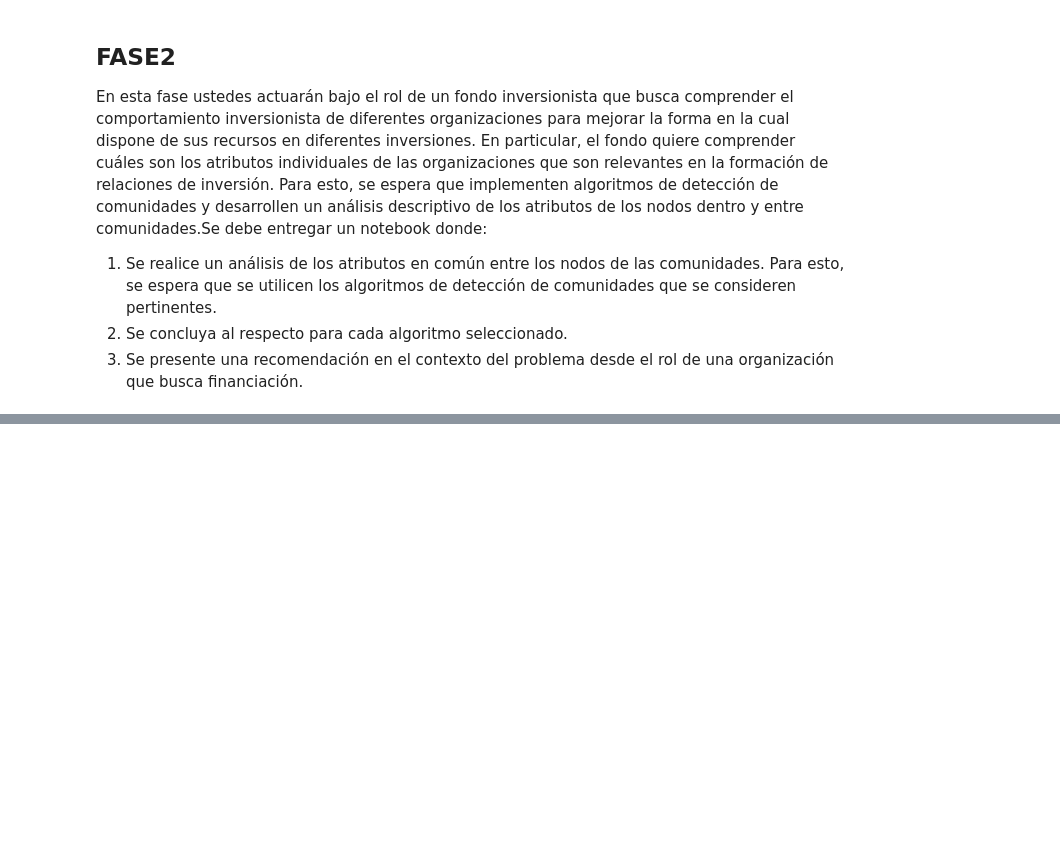
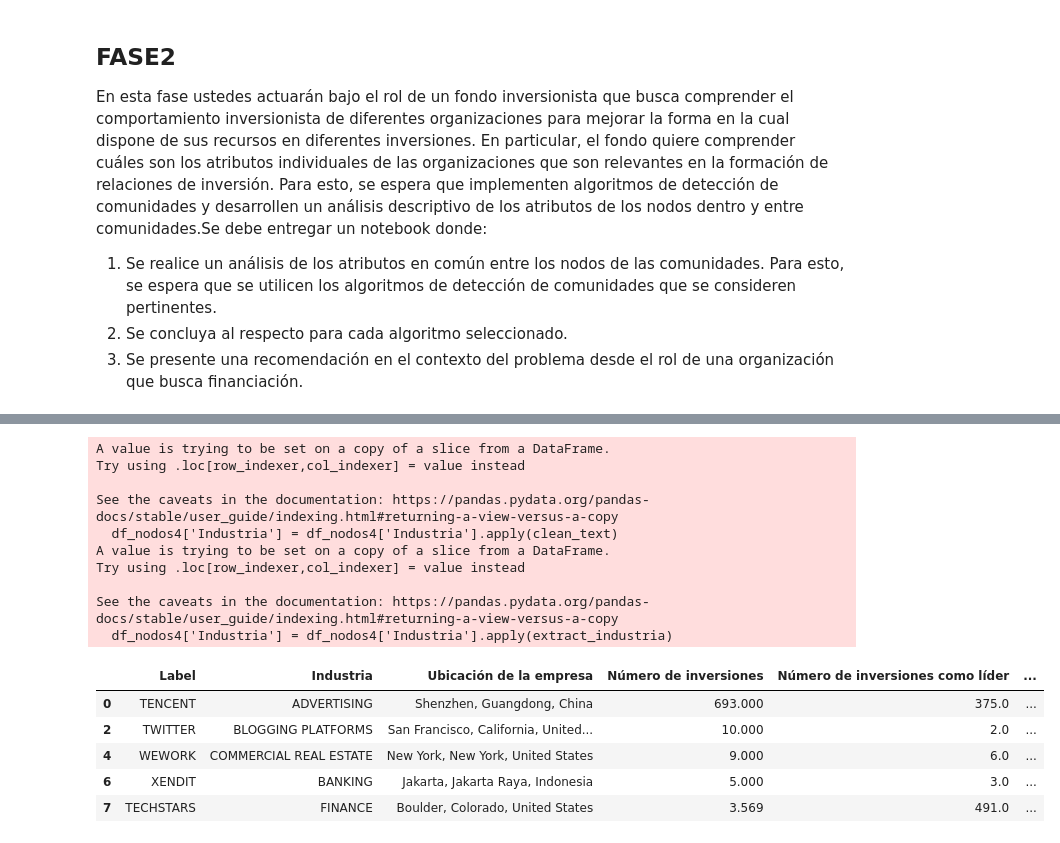
Before and after one commit to felipelobatodasilva/MIAD_ANALYTICS_EN_REDES_SOCIALES, a Jupyter notebook: etapa1y2/Fase1.ipynb, the cells around one changed output, grey strips where cells are left out. Saved outputs shown, nothing was run; the diff lists cells and outputs as text; code cells hidden in the pictures; blank space fills up the shorter version.

```diff
--- a/etapa1y2/Fase1.ipynb
+++ b/etapa1y2/Fase1.ipynb
@@ -74,7 +85,7 @@ nombres_columnas = {
 
 # Seleccionar las columnas candidatas a atributos (excluyendo campos irrelevantes)
 columnas_candidatas = [
-    "Id","Industries","Headquarters Location", "Number of Investments", "Number of Lead Investments",
+    "Label","Industries","Headquarters Location", "Number of Investments", "Number of Lead Investments",
     "Number of Diversity Investments", "Number of Exits", "Number of Lead Investors",
     "Number of Investors", "Number of Funding Rounds", "Total Funding Amount Currency (in USD)"
 ]
@@ -85,8 +96,8 @@ df_nodos2=df_nodos[columnas_candidatas]
 df_nodos2.rename(columns=nombres_columnas, inplace=True)
 
 # Conteo de valores nulos por columna candidata
-conteo_nulos = df_nodos2.isnull().sum()
+nulos = (df_nodos2.isnull().sum()/df_nodos2.shape[0])*100
 
 # Mostrar el conteo de valores nulos
-print("Conteo de valores nulos por columna candidata:")
-print(conteo_nulos)
+print("Porcentaje de valores nulos por columna candidata:")
+print(nulos)
@@ -98,0 +198,9 @@ Como estamos en un analisis de redes la informacion no puede ser imputada, por l
+# %%
+#Miremos la cantidad de Ubicaciónes que hay?
+print(df_nodos4['Ubicación de la empresa'].unique())
+#miremos cuales registros no tienen Ubicación??
+df_nodos4[df_nodos4['Ubicación de la empresa'].isnull()]
+#Segun la investigacion la empresa UNIVERSAL MATERIALS INCUBATOR esta ubicada en 'Tokyo, Tokyo, Japan'
+
+#Adiccionando información
+df_nodos4.loc[df_nodos4['Label'] == 'UNIVERSAL MATERIALS INCUBATOR', 'Ubicación de la empresa'] = 'Tokyo, Tokyo, Japan'
@@ -98,0 +231,39 @@ Como estamos en un analisis de redes la informacion no puede ser imputada, por l
+# %%
+# Función para limpiar y normalizar el texto
+def clean_text(text):
+    if pd.isna(text):
+        return ""  # Retorna un string vacío si el valor es NaN
+    text = text.upper()  # Convertir a mayúsculas
+    text = re.sub(r"[^A-Z0-9, ]", "", text)  # Eliminar caracteres especiales excepto comas y espacios
+    text = re.sub(r"\s+", " ", text).strip()  # Eliminar espacios extra
+    return text
+
+# Aplicar la función de limpieza al campo de Industria
+df_nodos4['Industria'] = df_nodos4['Industria'].apply(clean_text)
+
+# funcion para Tomar la primera industria
+def extract_industria(industria):
+    if industria:
+        return industria.split(',')[0]  # El estado es el 2 elemento antes de la coma
+    return ""
+
+# Aplicar la función para extraer solo la 1 industria
+df_nodos4['Industria'] = df_nodos4['Industria'].apply(extract_industria)
+df_nodos4.head()
+# %% [output]
+A value is trying to be set on a copy of a slice from a DataFrame.
+Try using .loc[row_indexer,col_indexer] = value instead
+
+See the caveats in the documentation: https://pandas.pydata.org/pandas-docs/stable/user_guide/indexing.html#returning-a-view-versus-a-copy
+  df_nodos4['Industria'] = df_nodos4['Industria'].apply(clean_text)
+A value is trying to be set on a copy of a slice from a DataFrame.
+Try using .loc[row_indexer,col_indexer] = value instead
+
+See the caveats in the documentation: https://pandas.pydata.org/pandas-docs/stable/user_guide/indexing.html#returning-a-view-versus-a-copy
+  df_nodos4['Industria'] = df_nodos4['Industria'].apply(extract_industria)
+|  | Label | Industria | Ubicación de la empresa | Número de inversiones | Número de inversiones como líder | ... |
+| 0 | TENCENT | ADVERTISING | Shenzhen, Guangdong, China | 693.000 | 375.0 | ... |
+| 2 | TWITTER | BLOGGING PLATFORMS | San Francisco, California, United... | 10.000 | 2.0 | ... |
+| 4 | WEWORK | COMMERCIAL REAL ESTATE | New York, New York, United States | 9.000 | 6.0 | ... |
+| 6 | XENDIT | BANKING | Jakarta, Jakarta Raya, Indonesia | 5.000 | 3.0 | ... |
+| 7 | TECHSTARS | FINANCE | Boulder, Colorado, United States | 3.569 | 491.0 | ... |
```
Also changed, not shown: parts of 19 cells of this notebook.
